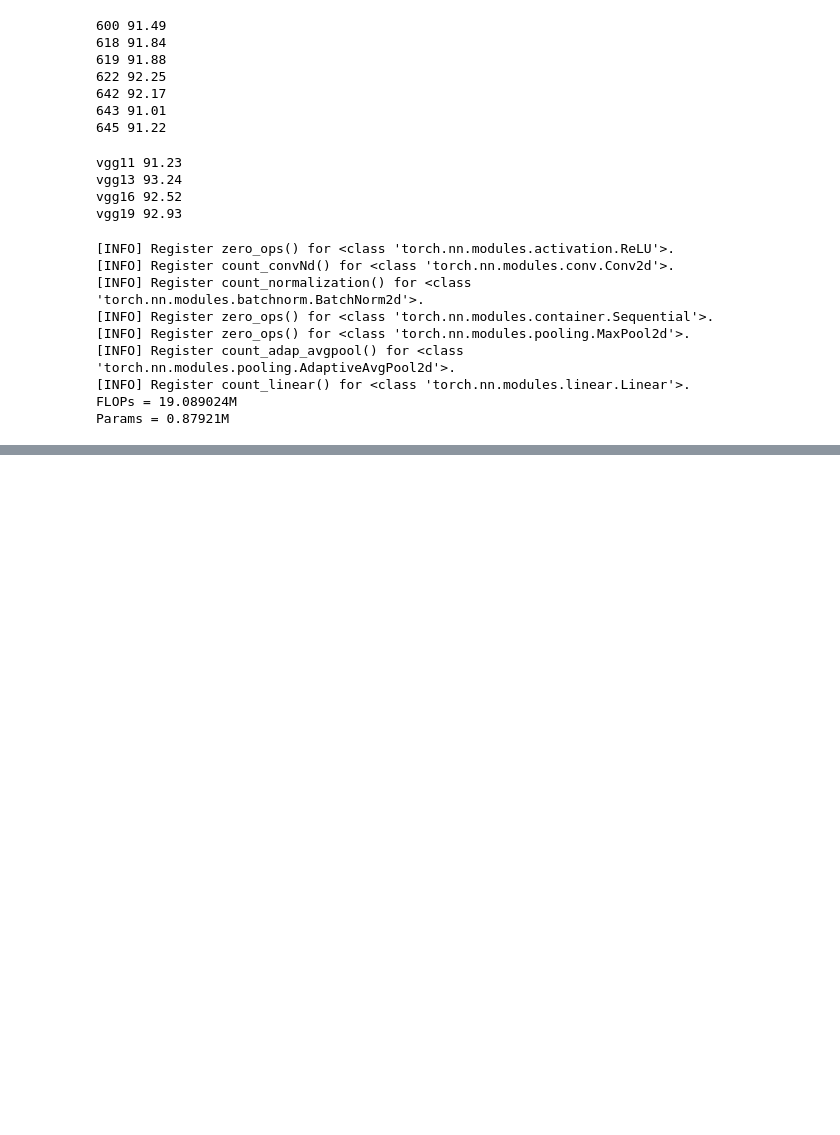
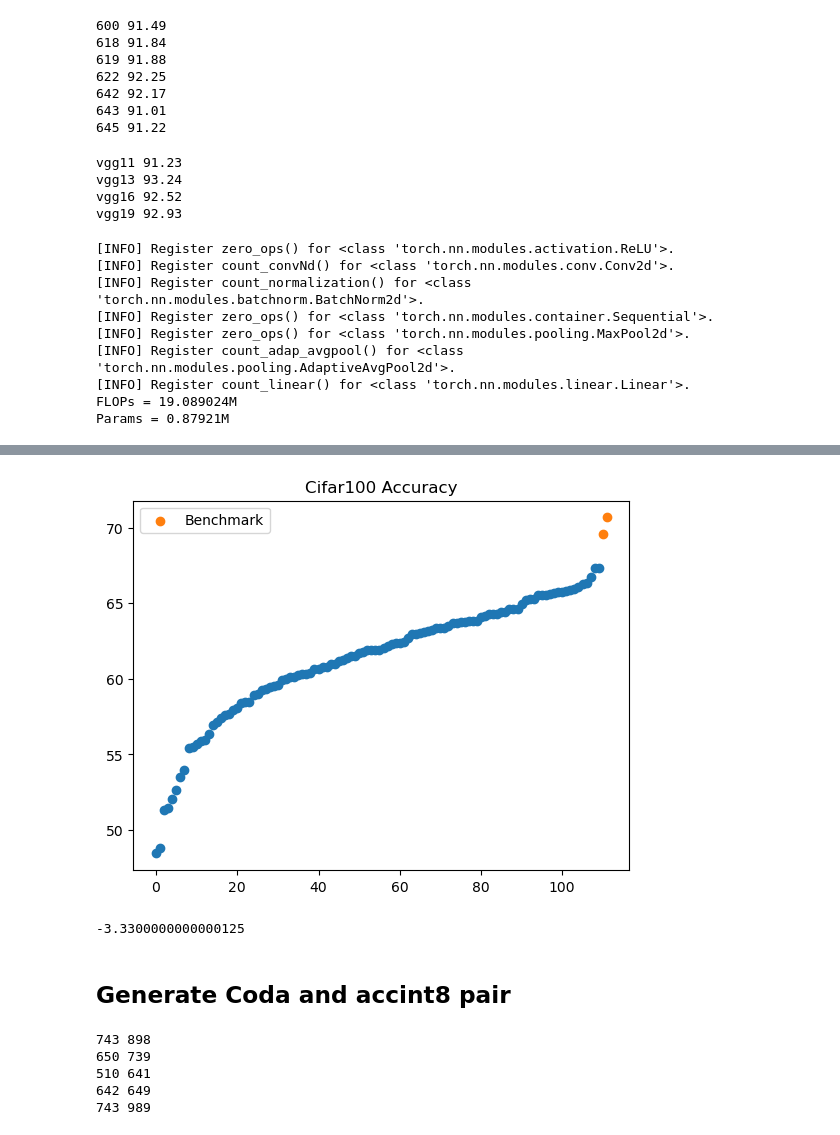
Before and after one commit to qhy991/AICAS, a Jupyter notebook: analysis/model_analysis.ipynb, the cells around one changed output, grey strips where cells are left out. Cells and saved outputs as stored; diff of their text form; code cells hidden in the pictures; blank space fills up the shorter version.

```diff
--- a/analysis/model_analysis.ipynb
+++ b/analysis/model_analysis.ipynb
@@ -190,0 +216,16 @@ Params = 0.87921M
+# %%
+import numpy as np
+(acc).sort()
+plt.scatter(range(len(acc)-2),acc[:-2])
+plt.scatter(range(len(acc)-2,len(acc)),acc[-2:],label="Benchmark")
+plt.title("Cifar100 Accuracy")
+plt.legend()
+plt.show()
+# %% [output]
+[figure, added]
+# %%
+acc[-3]-acc[-1]
+# %% [output]
+-3.3300000000000125
+# %% [markdown]
+## Generate Coda and accint8 pair
@@ -190,0 +246,37 @@ Params = 0.87921M
+# %%
+# l = list(acc_32.keys())
+# (l).sort()
+# print(l[0],l[-1])
+# l = list(acc_32_650_739.keys())
+# (l).sort()
+# print(l[0],l[-1])
+# l = list(acc_32_510_641.keys())
+# (l).sort()
+# print(l[0],l[-1])
+# l = list(acc_32_642_649.keys())
+# (l).sort()
+# print(l[0],l[-1])
+# l = list(acc_32_742.keys())
+# (l).sort()
+# print(l[0],l[-1])
+l = list(acc_8.keys())
+(l).sort()
+print(l[0],l[-1])
+l = list(acc_8_650_739.keys())
+(l).sort()
+print(l[0],l[-1])
+l = list(acc_8_510_641.keys())
+(l).sort()
+print(l[0],l[-1])
+l = list(acc_8_642_649.keys())
+(l).sort()
+print(l[0],l[-1])
+l = list(acc_8_742.keys())
+(l).sort()
+print(l[0],l[-1])
+# %% [output]
+743 898
+650 739
+510 641
+642 649
+743 989
```
Also changed, not shown: parts of 44 cells of this notebook, 49 other files.
